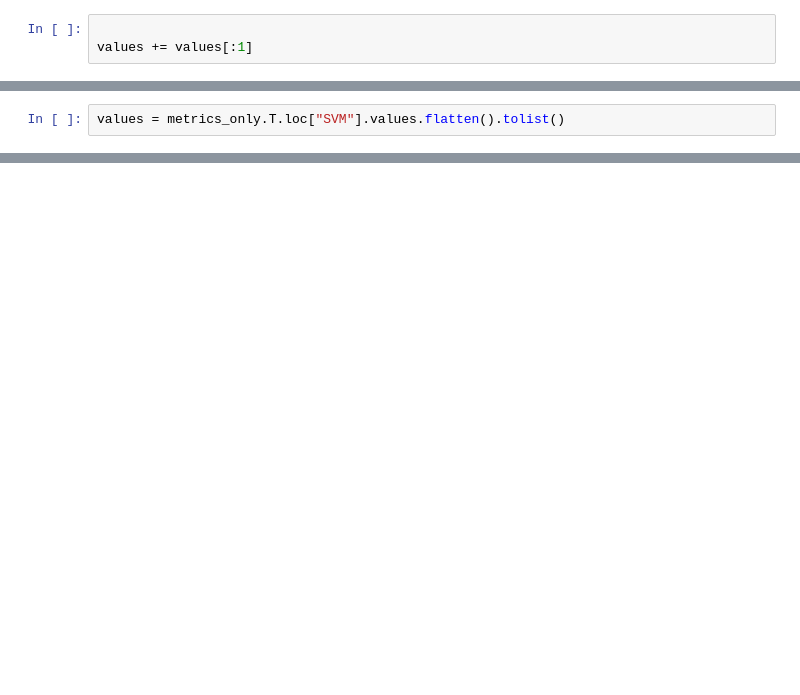
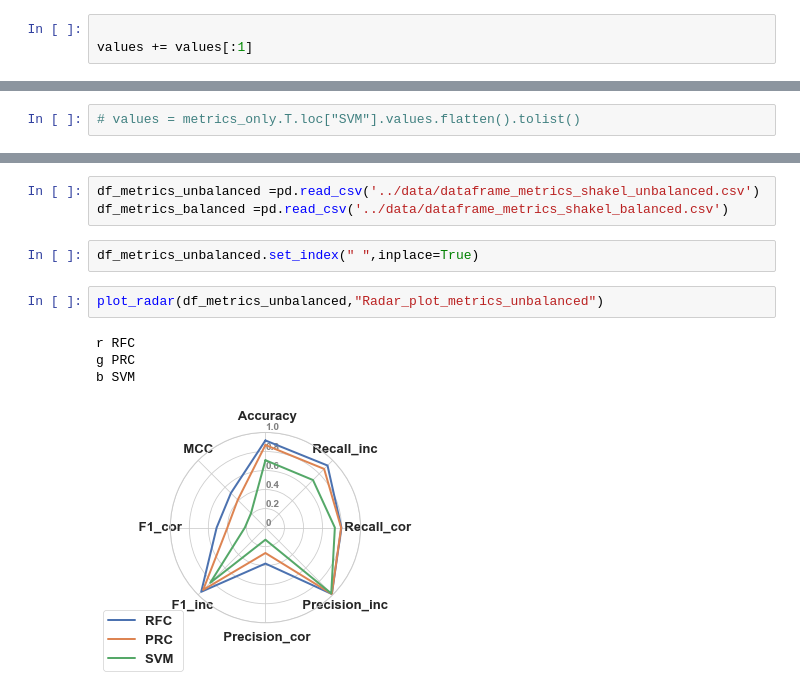
Before and after one commit to D-Barradas/DataViz, a Jupyter notebook: Radar_plots/Radar_plots_2020.ipynb, the cells around one changed output, grey strips where cells are left out. Drawn from its saved outputs; the diff is of its cells as text; blank space fills up the shorter version.

```diff
--- a/Radar_plots/Radar_plots_2020.ipynb
+++ b/Radar_plots/Radar_plots_2020.ipynb
@@ -556,3 +587,3 @@ values
 # %%
-values = metrics_only.T.loc["SVM"].values.flatten().tolist()
+# values = metrics_only.T.loc["SVM"].values.flatten().tolist()
 # %%
@@ -571,0 +649,12 @@ values
+# %%
+df_metrics_unbalanced =pd.read_csv('../data/dataframe_metrics_shakel_unbalanced.csv')
+df_metrics_balanced =pd.read_csv('../data/dataframe_metrics_shakel_balanced.csv')
+# %%
+df_metrics_unbalanced.set_index(" ",inplace=True)
+# %%
+plot_radar(df_metrics_unbalanced,"Radar_plot_metrics_unbalanced")
+# %% [output]
+r RFC
+g PRC
+b SVM
+[figure, added]
```
Also changed, not shown: parts of 26 cells of this notebook, 1 other file.
